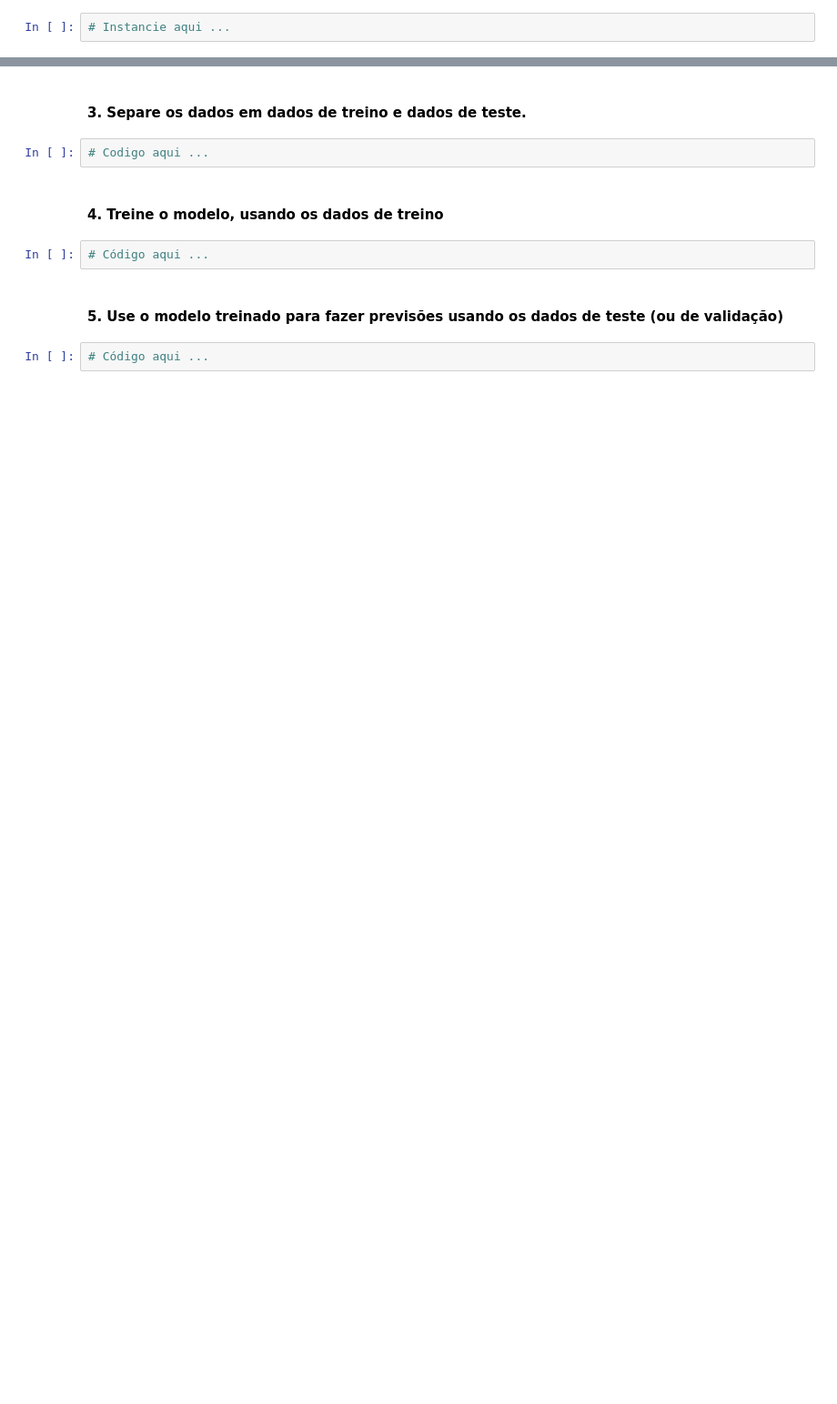
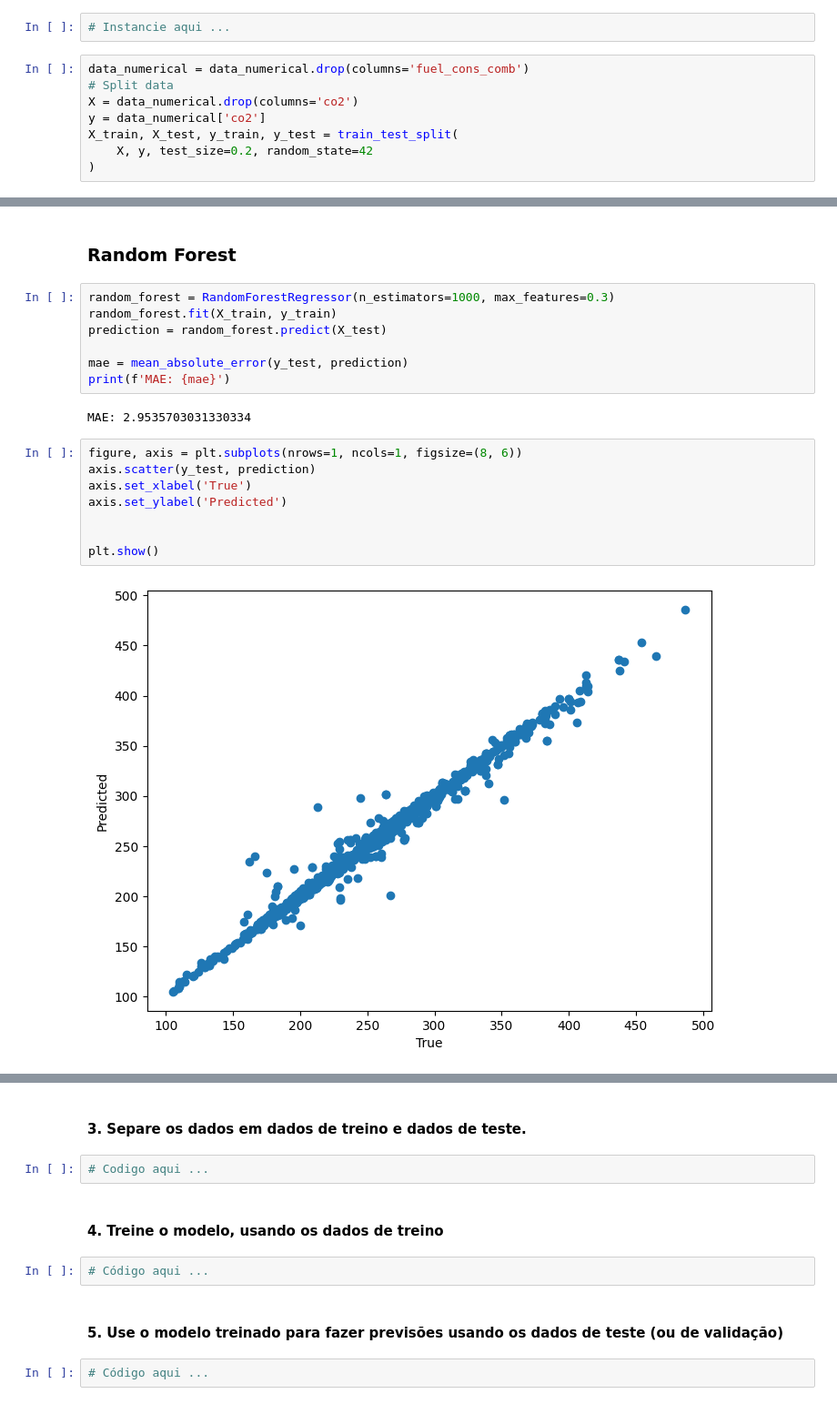
Before and after one commit to castroavila/projeto_estatistica_ii, a Jupyter notebook: Começando a pensar no projeto.ipynb, the cells around one changed output, grey strips where cells are left out. Shown at 91% size. Drawn from its saved outputs; the diff is of its cells as text; blank space fills up the shorter version.

Commit message:
Random forest implementado

```diff
--- a/Começando a pensar no projeto.ipynb
+++ b/Começando a pensar no projeto.ipynb
@@ -203,2 +204,10 @@ plt.show()
 # %%
 # Instancie aqui ...
+# %%
+data_numerical = data_numerical.drop(columns='fuel_cons_comb')
+# Split data
+X = data_numerical.drop(columns='co2')
+y = data_numerical['co2']
+X_train, X_test, y_train, y_test = train_test_split(
+    X, y, test_size=0.2, random_state=42
+)
@@ -204,0 +230,21 @@ plt.show()
+# %% [markdown]
+### Random Forest
+# %%
+random_forest = RandomForestRegressor(n_estimators=1000, max_features=0.3)
+random_forest.fit(X_train, y_train)
+prediction = random_forest.predict(X_test)
+
+mae = mean_absolute_error(y_test, prediction)
+print(f'MAE: {mae}')
+# %% [output]
+MAE: 2.9535703031330334
+# %%
+figure, axis = plt.subplots(nrows=1, ncols=1, figsize=(8, 6))
+axis.scatter(y_test, prediction)
+axis.set_xlabel('True')
+axis.set_ylabel('Predicted')
+
+
+plt.show()
+# %% [output]
+[figure, added]
```
Also changed, not shown: parts of 8 cells of this notebook.
